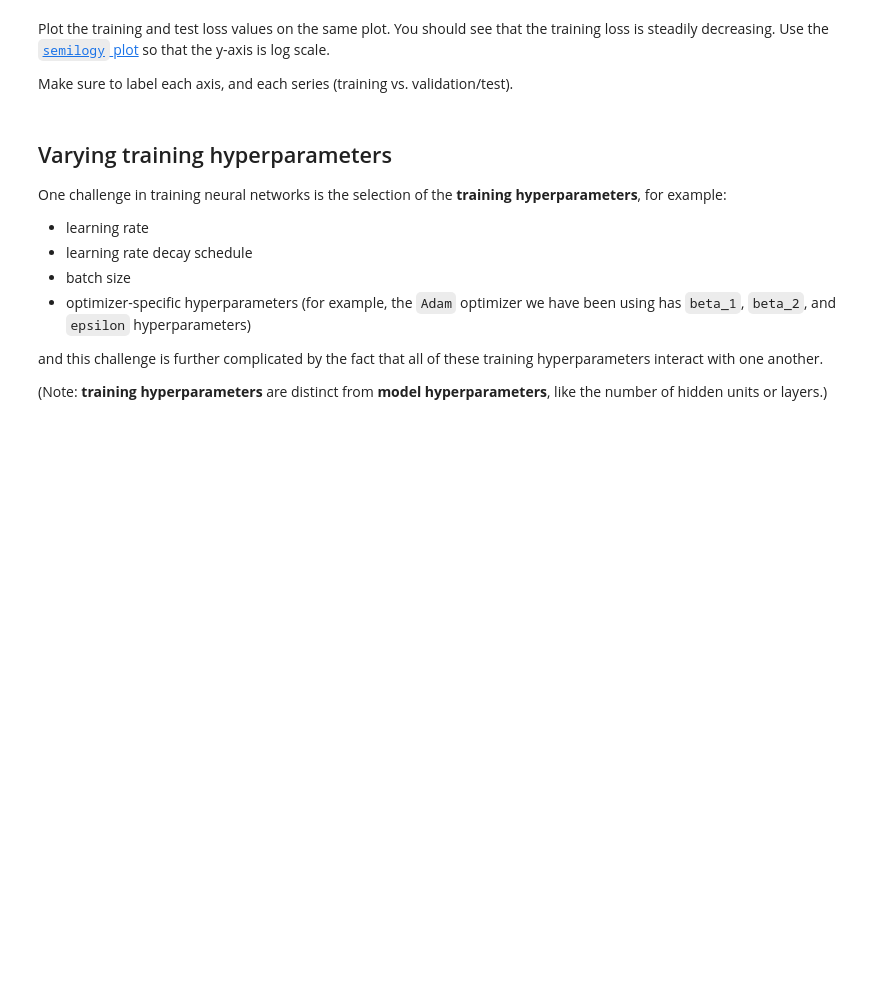
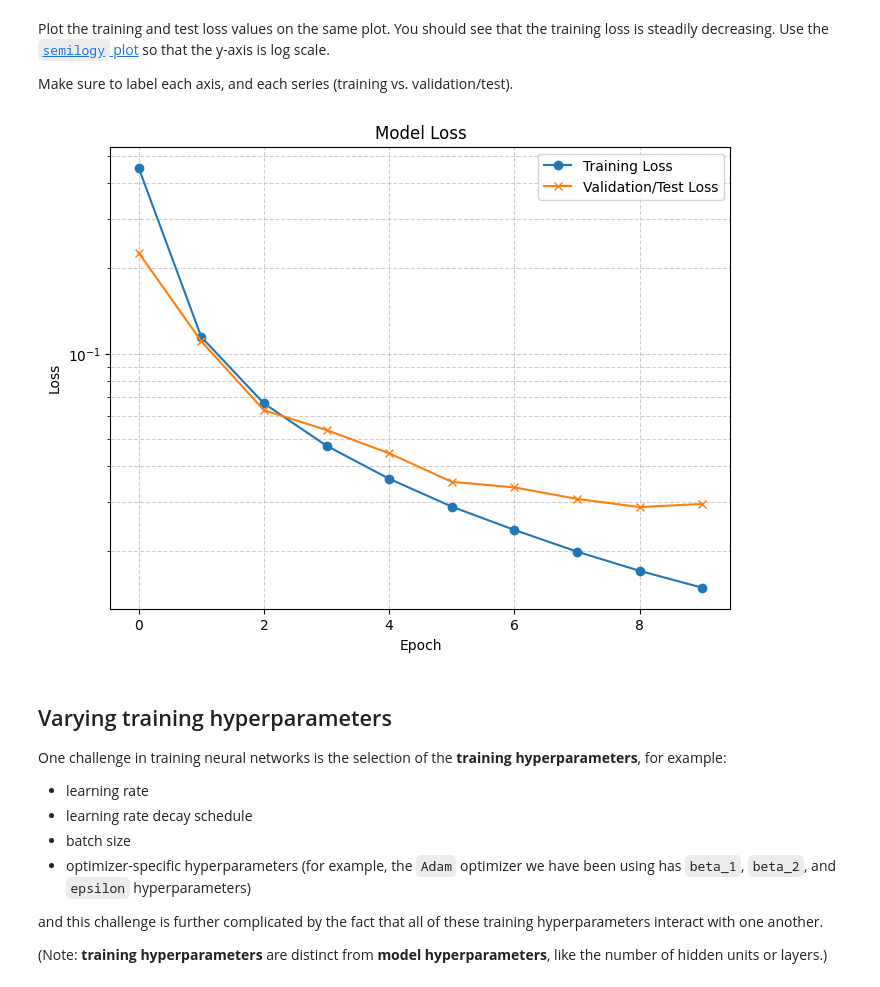
Before and after one commit to RyzeYoung/MSCE_LAB, a Jupyter notebook: notebooks/8-lab-neural-net-music-classification-torch.ipynb, the cells around one changed output. Drawn from its saved outputs; the diff is of its cells as text; code cells hidden in the pictures; blank space fills up the shorter version.

```diff
--- a/notebooks/8-lab-neural-net-music-classification-torch.ipynb
+++ b/notebooks/8-lab-neural-net-music-classification-torch.ipynb
@@ -343,3 +341,27 @@ Make sure to label each axis, and each series (training vs. validation/test).
+# %%
+# TODO - plot the training and validation loss in one plot
+
+train_losses = results['train_loss']
+test_losses = results['test_loss']
+
+plt.figure(figsize=(8, 6))
+
+plt.semilogy(train_losses, label='Training Loss', marker='o')
+plt.semilogy(test_losses, label='Validation/Test Loss', marker='x')
+
+plt.xlabel('Epoch')
+plt.ylabel('Loss')
+
+plt.title('Model Loss')
+
+plt.legend()
+
+plt.grid(True, which="both", linestyle='--', alpha=0.6)
+
+
+plt.show()
+# %% [output]
+[figure, added]
 # %% [markdown]
 ## Varying training hyperparameters
 
```
Also changed, not shown: parts of 1 cell of this notebook.
